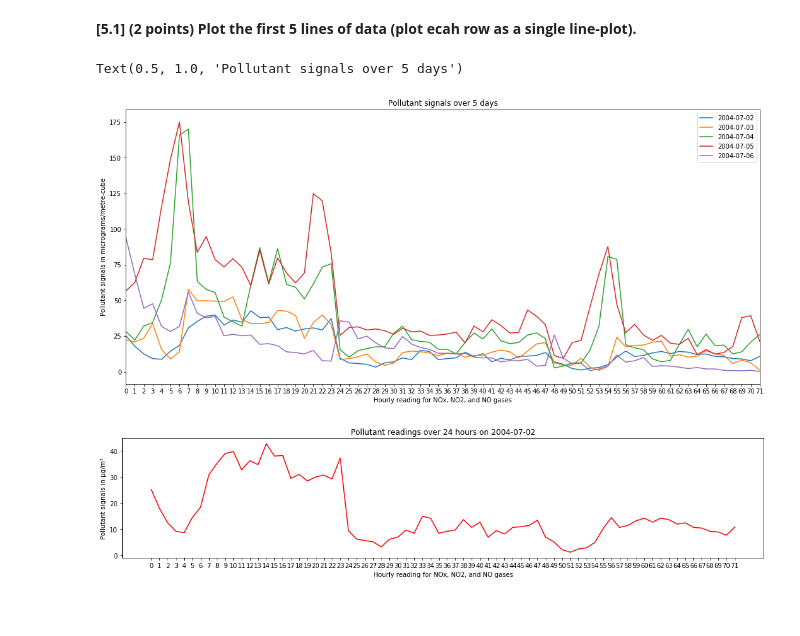
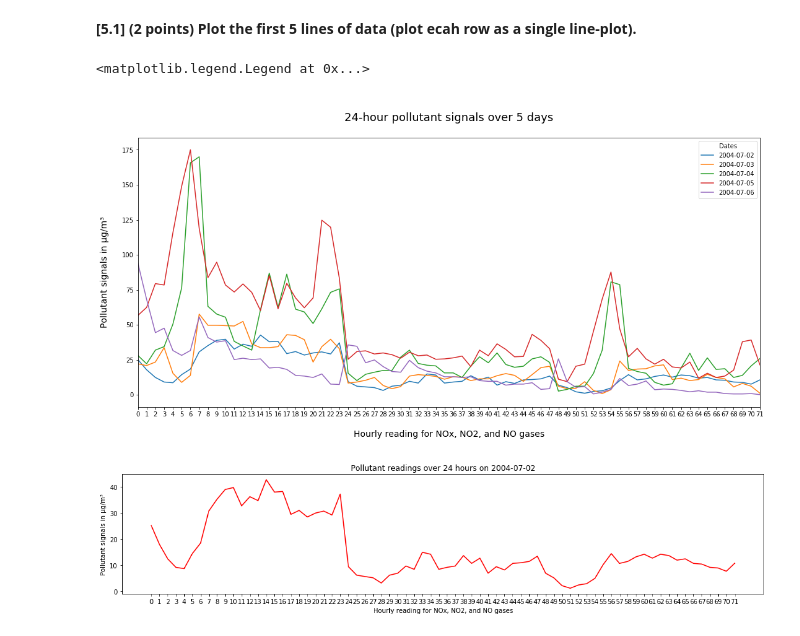
Before and after one commit to athiyadeviyani/Introductory-Applied-Machine-Learning, a Jupyter notebook: IAML_CW2.ipynb, the cells around one changed output. Drawn from its saved outputs; the diff is of its cells as text; code cells hidden in the pictures.

```diff
--- a/IAML_CW2.ipynb
+++ b/IAML_CW2.ipynb
@@ -1849,18 +1934,20 @@ array([25.25, 18.  , 12.5 ,  9.25,  8.75, 14.5 , 18.5 , 30.75, 35.25,
 # %%
 ax = plt.figure(figsize=(18,8))
 for i in range(0,5):
     #fig = plt.figure(figsize=(20,20))
     x = headers
     y = bristol_dayaligned.head(5).values[i]
     plt.plot(x,y, label=bristol_dayaligned.index[i][1])
     #plt.figure(figsize=(20,20))
 plt.xlim(0,71)
 plt.legend()
-plt.xlabel('Hourly reading for NOx, NO2, and NO gases')
-plt.ylabel('Pollutant signals in micrograms/metre-cube')plt.title('Pollutant signals over 5 days')
+plt.xlabel('\nHourly reading for NOx, NO2, and NO gases', fontsize=14)
+plt.ylabel('Pollutant signals in μg/m³\n', fontsize=14)
+plt.title('\n24-hour pollutant signals over 5 days\n', fontsize=18)
+plt.legend(title='Dates')
 # %% [output]
-Text(0.5, 1.0, 'Pollutant signals over 5 days')
+<matplotlib.legend.Legend at 0x...>
-[figure, old version]
+[figure, new version]
 # %%
 color=['red','orange','green','C0','purple']
 for i in range(0,5):
```
Also changed, not shown: parts of 24 cells of this notebook, 10 other files.
